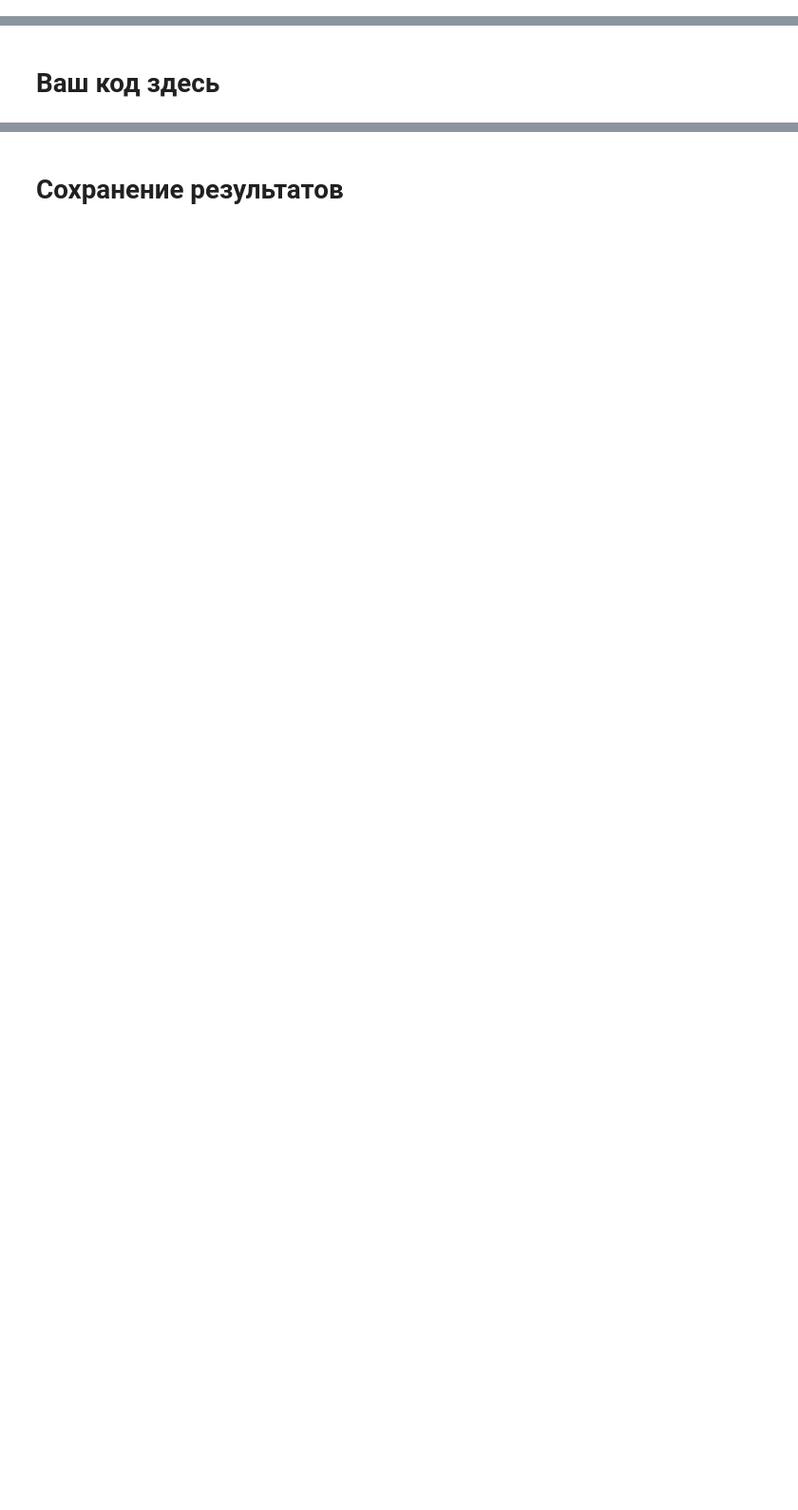
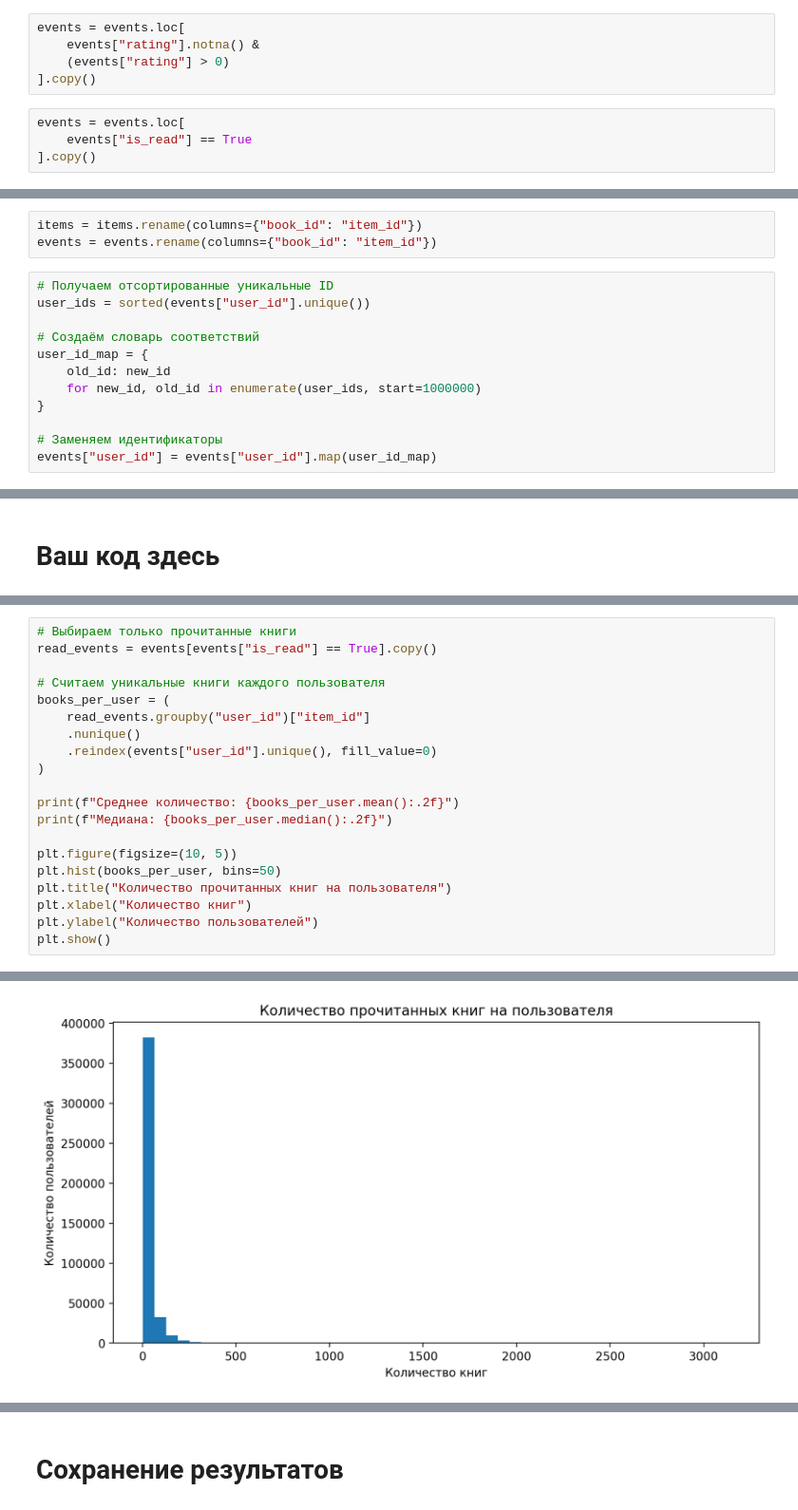
Before and after one commit to Rustam1992/mle-recsys-start, a Jupyter notebook: preprocessing.ipynb, the cells around one changed output, grey strips where cells are left out. Shown at 95% size. Drawn from its saved outputs; the diff is of its cells as text; blank space fills up the shorter version.

```diff
--- a/preprocessing.ipynb
+++ b/preprocessing.ipynb
@@ -176,0 +263,9 @@ events = events.query("started_at < @event_cutoff_date and read_at < @event_cuto
+# %%
+events = events.loc[
+    events["rating"].notna() &
+    (events["rating"] > 0)
+].copy()
+# %%
+events = events.loc[
+    events["is_read"] == True
+].copy()
@@ -176,0 +285,15 @@ events = events.query("started_at < @event_cutoff_date and read_at < @event_cuto
+# %%
+items = items.rename(columns={"book_id": "item_id"})
+events = events.rename(columns={"book_id": "item_id"})
+# %%
+# Получаем отсортированные уникальные ID
+user_ids = sorted(events["user_id"].unique())
+
+# Создаём словарь соответствий
+user_id_map = {
+    old_id: new_id
+    for new_id, old_id in enumerate(user_ids, start=1000000)
+}
+
+# Заменяем идентификаторы
+events["user_id"] = events["user_id"].map(user_id_map)
@@ -178,0 +382,21 @@ events = events.query("started_at < @event_cutoff_date and read_at < @event_cuto
+# %%
+# Выбираем только прочитанные книги
+read_events = events[events["is_read"] == True].copy()
+
+# Считаем уникальные книги каждого пользователя
+books_per_user = (
+    read_events.groupby("user_id")["item_id"]
+    .nunique()
+    .reindex(events["user_id"].unique(), fill_value=0)
+)
+
+print(f"Среднее количество: {books_per_user.mean():.2f}")
+print(f"Медиана: {books_per_user.median():.2f}")
+
+plt.figure(figsize=(10, 5))
+plt.hist(books_per_user, bins=50)
+plt.title("Количество прочитанных книг на пользователя")
+plt.xlabel("Количество книг")
+plt.ylabel("Количество пользователей")
+plt.show()
+# %% [output]
@@ -178,0 +405 @@ events = events.query("started_at < @event_cutoff_date and read_at < @event_cuto
+[figure, added]
```
Also changed, not shown: parts of 33 cells of this notebook, 1 other file.
